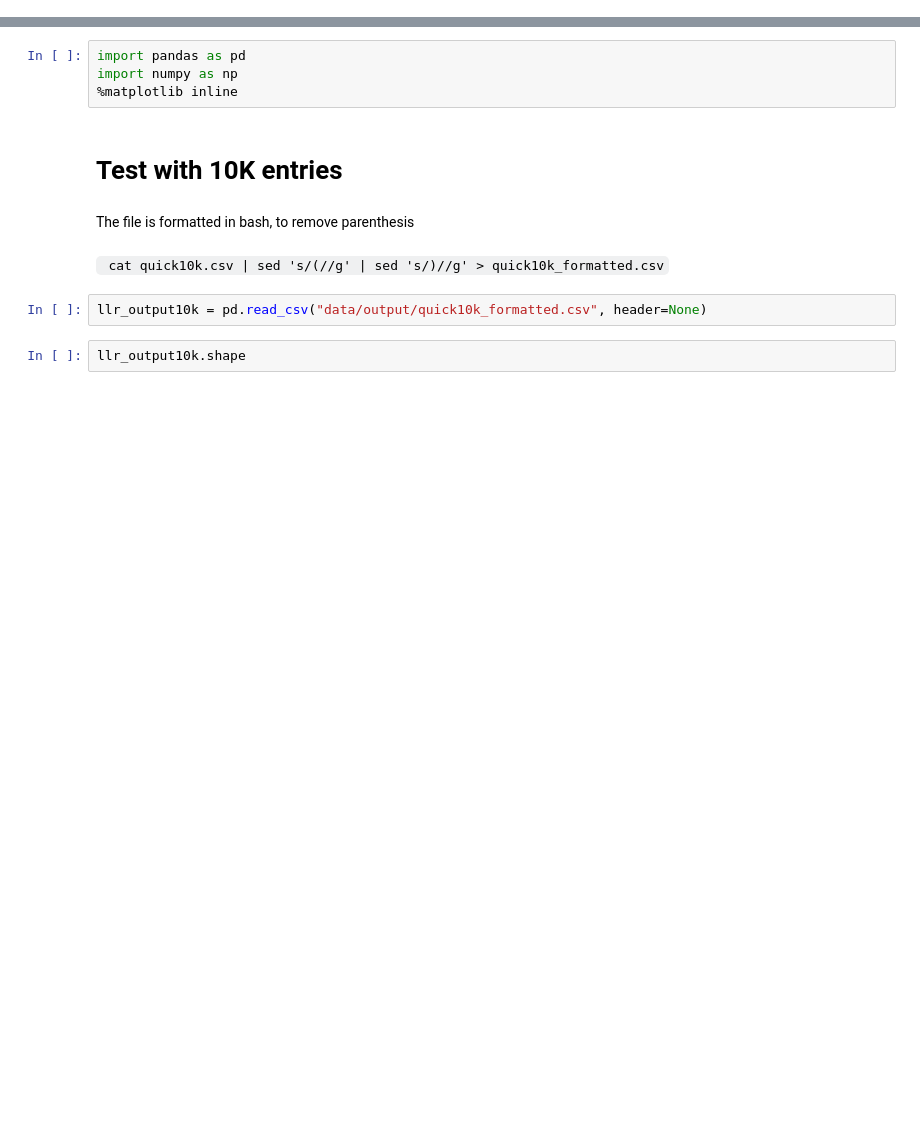
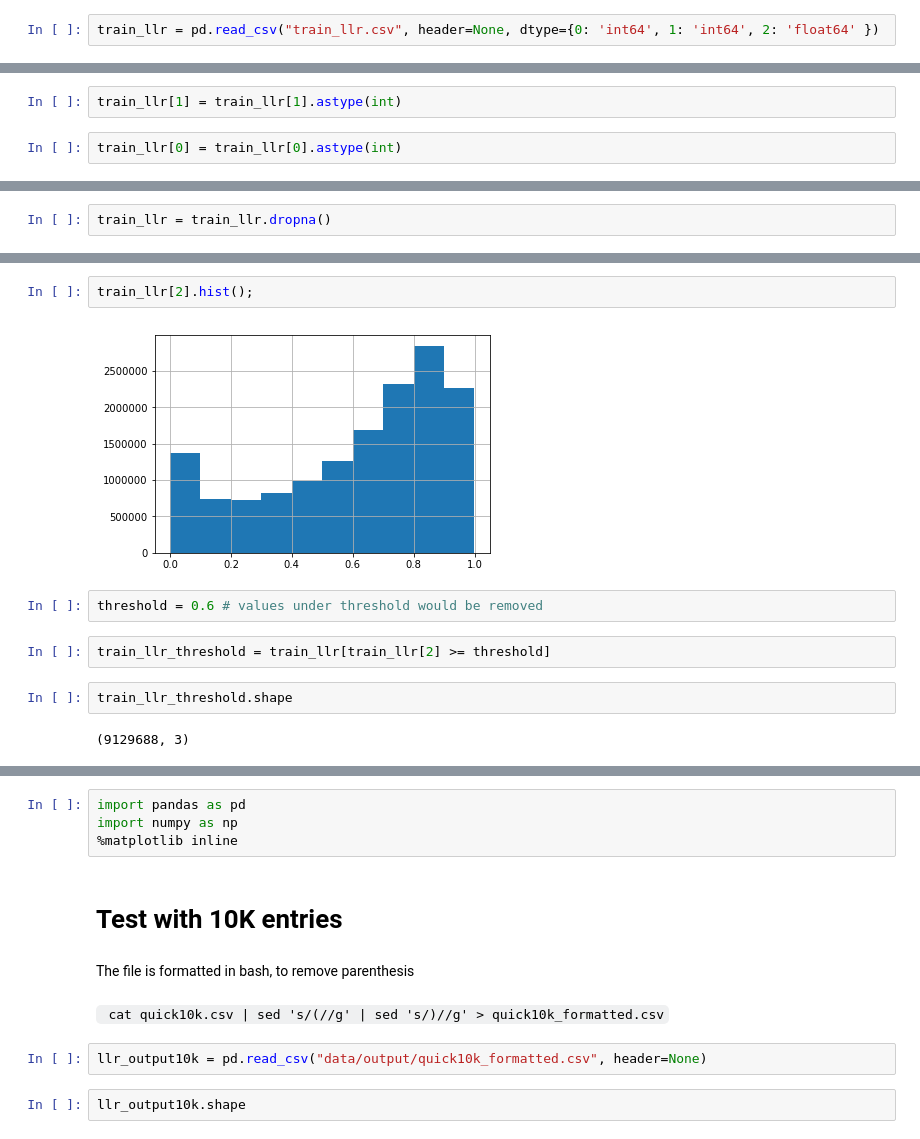
Before and after one commit to TechStrix/l2v, a Jupyter notebook: LLR output - EDA.ipynb, the cells around one changed output, grey strips where cells are left out. Drawn from its saved outputs; the diff is of its cells as text; blank space fills up the shorter version.

```diff
--- a/LLR output - EDA.ipynb
+++ b/LLR output - EDA.ipynb
@@ -0,0 +242,2 @@
+# %%
+train_llr = pd.read_csv("train_llr.csv", header=None, dtype={0: 'int64', 1: 'int64', 2: 'float64' })
@@ -0,0 +249,4 @@
+# %%
+train_llr[1] = train_llr[1].astype(int)
+# %%
+train_llr[0] = train_llr[0].astype(int)
@@ -0,0 +264,2 @@
+# %%
+train_llr = train_llr.dropna()
@@ -0,0 +283,12 @@
+# %%
+train_llr[2].hist();
+# %% [output]
+[figure, added]
+# %%
+threshold = 0.6 # values under threshold would be removed
+# %%
+train_llr_threshold = train_llr[train_llr[2] >= threshold]
+# %%
+train_llr_threshold.shape
+# %% [output]
+(9129688, 3)
```
Also changed, not shown: parts of 120 cells of this notebook, 3 other files.
